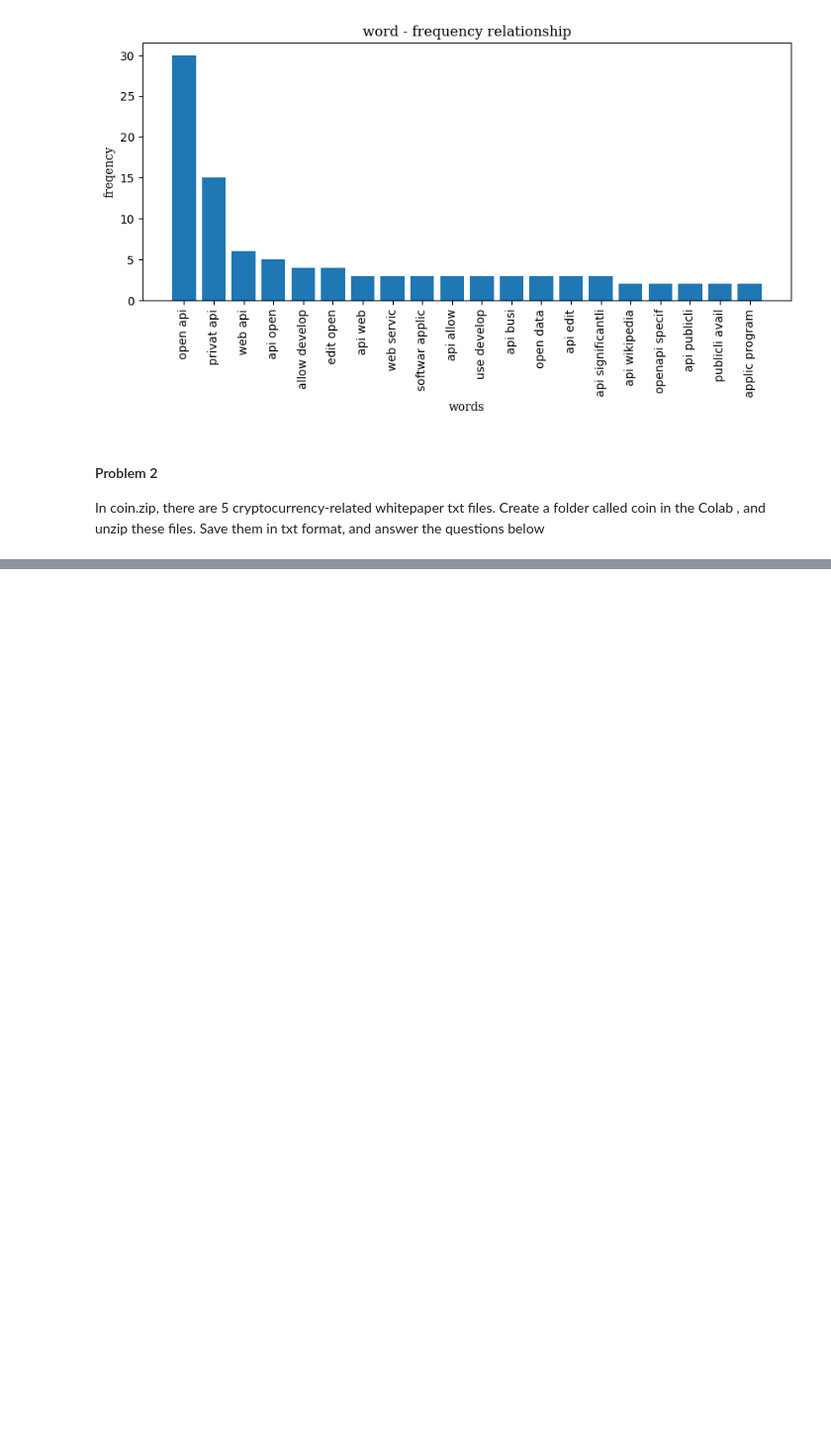
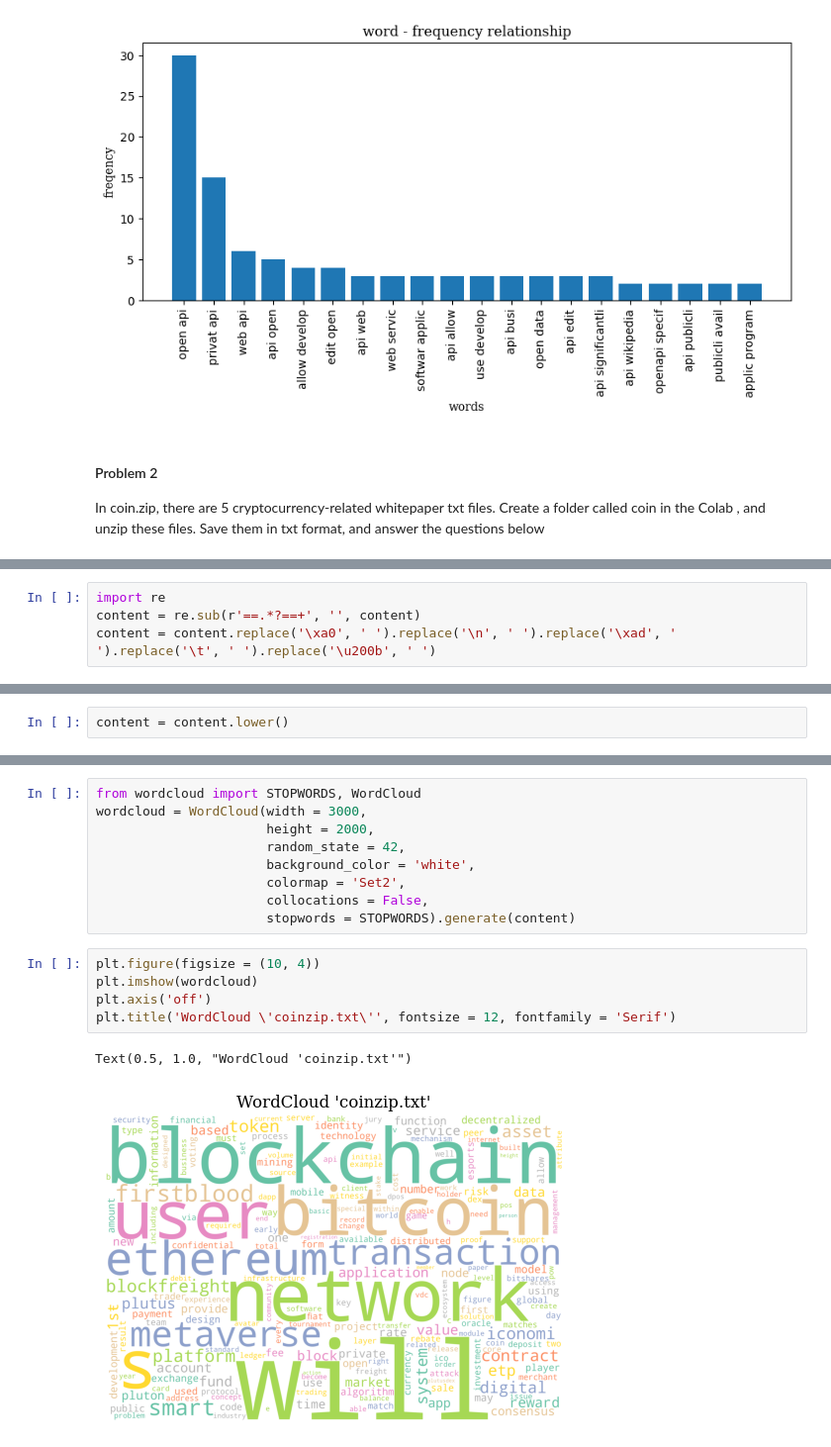
Before and after one commit to Tommylee1013/Webscraping, a Jupyter notebook: Homeworks/Homework01.ipynb, the cells around one changed output, grey strips where cells are left out. Shown at 99% size. Saved outputs shown, nothing was run; the diff lists cells and outputs as text; blank space fills up the shorter version.

```diff
--- a/Homeworks/Homework01.ipynb
+++ b/Homeworks/Homework01.ipynb
@@ -137,0 +172,4 @@ In coin.zip, there are 5 cryptocurrency-related whitepaper txt files. Create a f
+# %%
+import re
+content = re.sub(r'==.*?==+', '', content)
+content = content.replace('\xa0', ' ').replace('\n', ' ').replace('\xad', ' ').replace('\t', ' ').replace('\u200b', ' ')
@@ -137,0 +178,2 @@ In coin.zip, there are 5 cryptocurrency-related whitepaper txt files. Create a f
+# %%
+content = content.lower()
@@ -137,0 +277,17 @@ In coin.zip, there are 5 cryptocurrency-related whitepaper txt files. Create a f
+# %%
+from wordcloud import STOPWORDS, WordCloud
+wordcloud = WordCloud(width = 3000,
+                      height = 2000,
+                      random_state = 42,
+                      background_color = 'white',
+                      colormap = 'Set2',
+                      collocations = False,
+                      stopwords = STOPWORDS).generate(content)
+# %%
+plt.figure(figsize = (10, 4))
+plt.imshow(wordcloud)
+plt.axis('off')
+plt.title('WordCloud \'coinzip.txt\'', fontsize = 12, fontfamily = 'Serif')
+# %% [output]
+Text(0.5, 1.0, "WordCloud 'coinzip.txt'")
+[figure, added]
```
Also changed, not shown: parts of 28 cells of this notebook, 7 other files.
